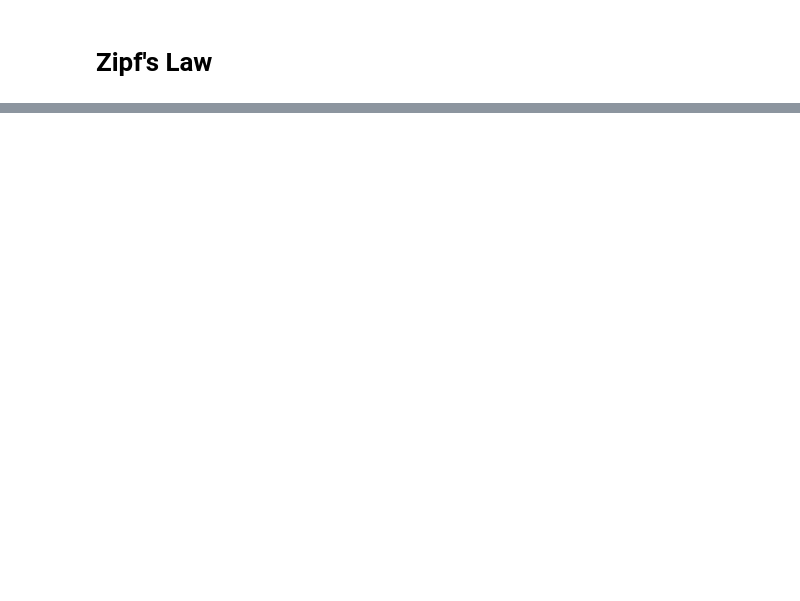
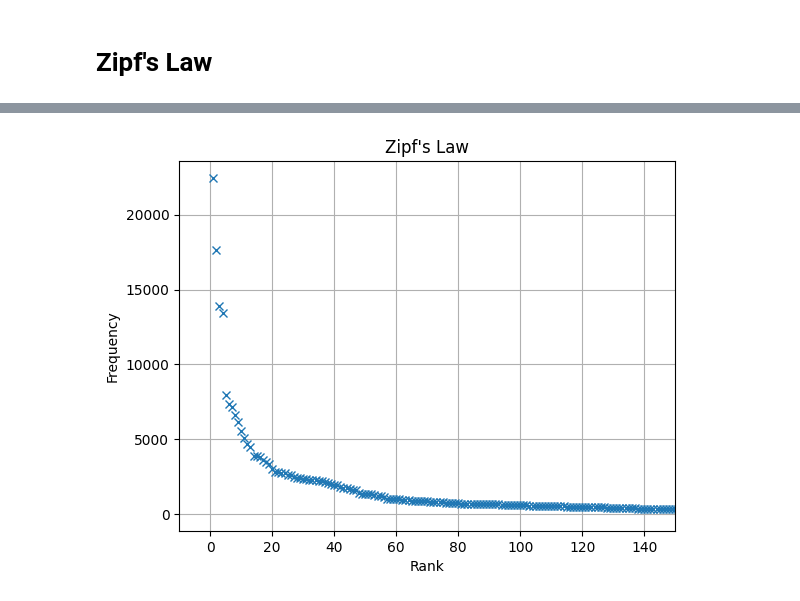
Before and after one commit to AimbotParce/MDS-IRRS-ZipfLaw, a Jupyter notebook: notebooks/Zipf.ipynb, the cells around one changed output, grey strips where cells are left out. Drawn from its saved outputs; the diff is of its cells as text; code cells hidden in the pictures; blank space fills up the shorter version.

Commit message:
some extra zipf

```diff
--- a/notebooks/Zipf.ipynb
+++ b/notebooks/Zipf.ipynb
@@ -33,0 +34,11 @@ In a similar fashion to our Heap's law analysis, we will not proceed with OLS re
+# %%
+plt.plot(rank, counts, 'x')
+plt.xlabel("Rank")
+plt.ylabel("Frequency")
+plt.title("Zipf's Law")
+plt.xlim(-10, 150)
+plt.grid()
+#plt.savefig("Images/50_words.png", dpi=1000)
+plt.show()
+# %% [output]
+[figure, added]
```
Also changed, not shown: parts of 8 cells of this notebook.
